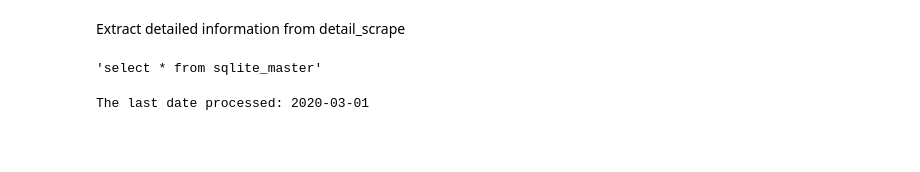
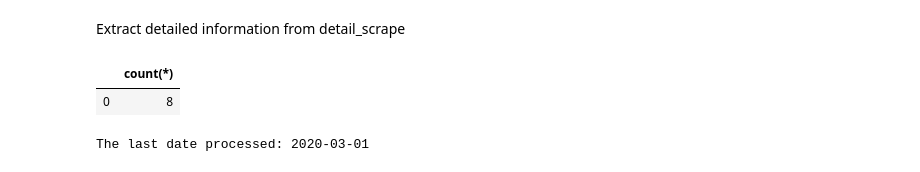
Before and after one commit to Htrismegistos/projectbuds, a Jupyter notebook: Hungarian_property/Detail_extraction.ipynb, the cells around one changed output. Saved outputs shown, nothing was run; the diff lists cells and outputs as text; code cells hidden in the pictures; blank space fills up the shorter version.

```diff
--- a/Hungarian_property/Detail_extraction.ipynb
+++ b/Hungarian_property/Detail_extraction.ipynb
@@ -9,14 +9,31 @@ import os
 import datetime as dt
 import sqlite3 as sq3
 
-def sql_open():
+def sql_save(df, table):
+    '''
+    save dataframe to sql
+    df - dataframe
+    table - name of the table
+    '''
     with sq3.connect('PropertyDetails_orininal.sql') as conn:
+        df.to_sql(table, conn)
         return
+
+def sql_open(q):
+    '''
+    save dataframe to sql
+    df - dataframe
+    table - name of the table
+    '''
+    with sq3.connect('PropertyDetails_orininal.sql') as conn:
+        return pd.read_sql(q,conn)
 # %%
 q = 'select * from sqlite_master'
+q = 'select count(*) from cen'
 sql_open(q)
 # %% [output]
-'select * from sqlite_master'
+|  | count(*) |
+| 0 | 8 |
 # %%
 v = pd.read_csv('VkerDB.csv', usecols=['date']).max()[0]
 print('The last date processed: {}'.format((v).strip()))
```
Also changed, not shown: parts of 10 cells of this notebook, 17 other files.
